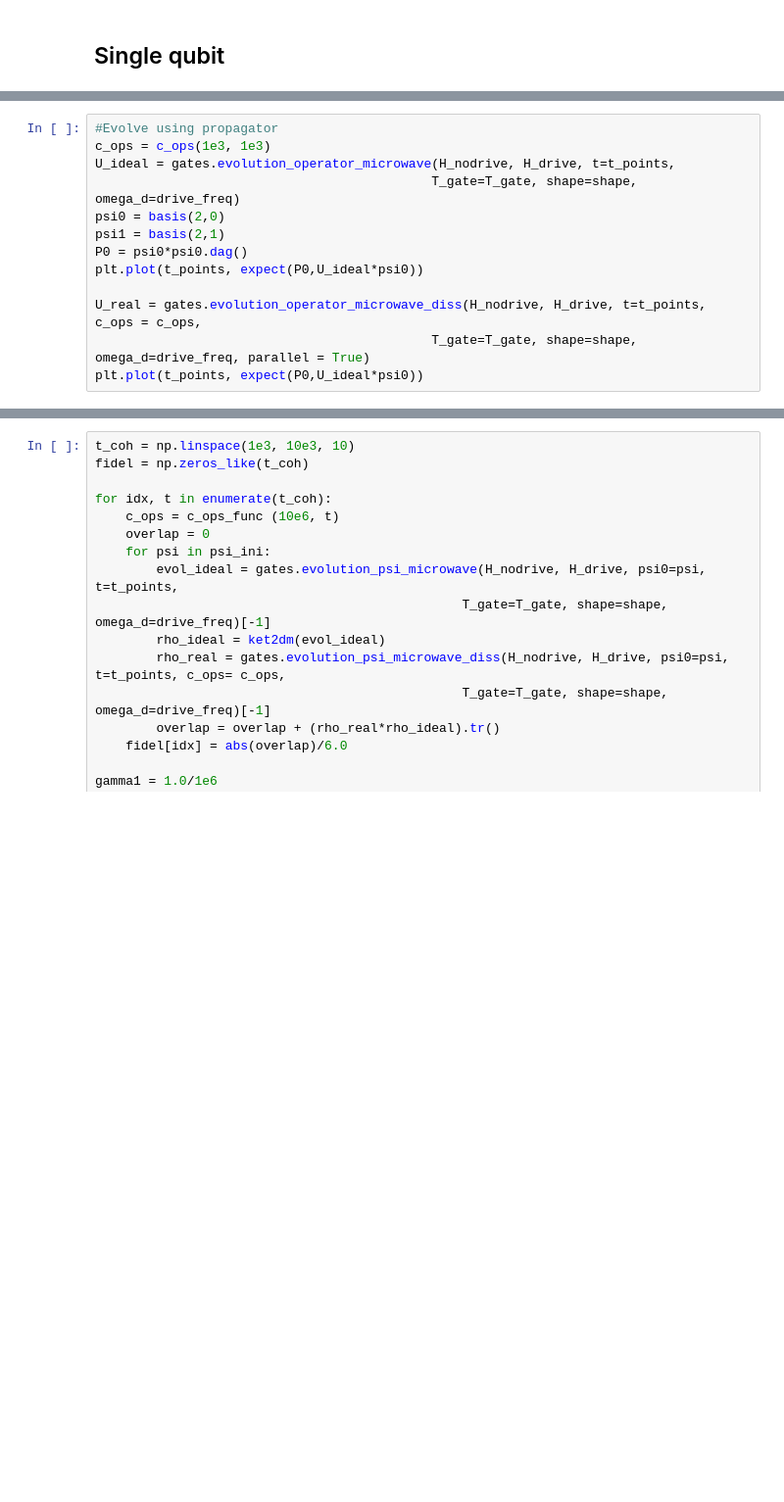
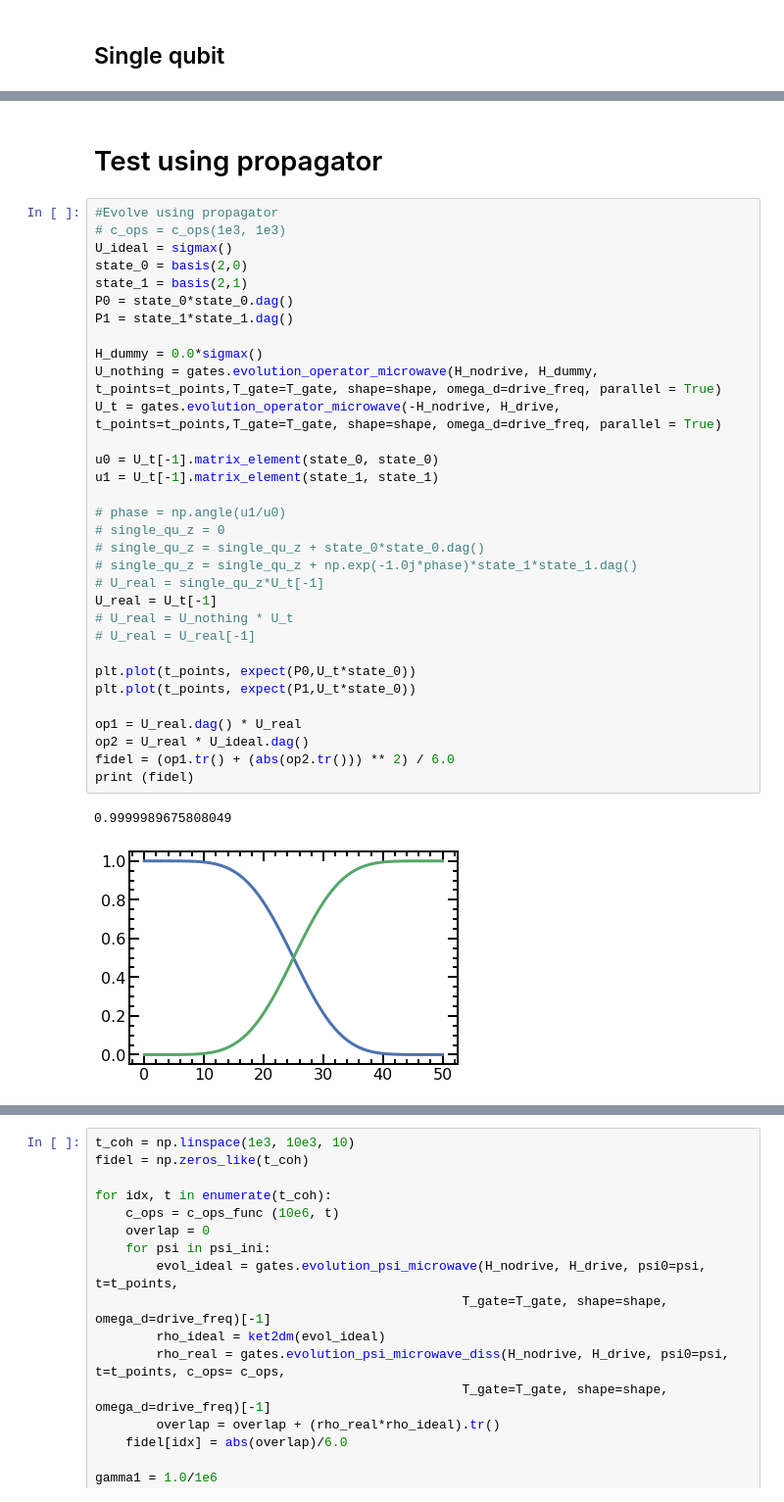
Before and after one commit to qnl/Fluxonium_berkeley, a Jupyter notebook: Notebooks/0a. Decoherence error.ipynb, the cells around one changed output, grey strips where cells are left out. Shown at 98% size. Cells and saved outputs as stored; diff of their text form; blank space fills up the shorter version.

```diff
--- a/Notebooks/0a. Decoherence error.ipynb
+++ b/Notebooks/0a. Decoherence error.ipynb
@@ -37,16 +41,40 @@ def c_ops_func(t1, t2):
     c1 = np.sqrt(gamma1)*(sigmam())
     c2 = np.sqrt(gamma_phi/2.0) *(sigmaz())
     return [c1, c2]
-# %%
-#Evolve using propagator
-c_ops = c_ops(1e3, 1e3)
-U_ideal = gates.evolution_operator_microwave(H_nodrive, H_drive, t=t_points,
-                                            T_gate=T_gate, shape=shape, omega_d=drive_freq)
-psi0 = basis(2,0)
-psi1 = basis(2,1)
-P0 = psi0*psi0.dag()
-plt.plot(t_points, expect(P0,U_ideal*psi0))
-
-U_real = gates.evolution_operator_microwave_diss(H_nodrive, H_drive, t=t_points, c_ops = c_ops,
-                                            T_gate=T_gate, shape=shape, omega_d=drive_freq, parallel = True)
-plt.plot(t_points, expect(P0,U_ideal*psi0))
+# %% [markdown]
+# Test using propagator
+# %%
+#Evolve using propagator
+# c_ops = c_ops(1e3, 1e3)
+U_ideal = sigmax()
+state_0 = basis(2,0)
+state_1 = basis(2,1)
+P0 = state_0*state_0.dag()
+P1 = state_1*state_1.dag()
+
+H_dummy = 0.0*sigmax()
+U_nothing = gates.evolution_operator_microwave(H_nodrive, H_dummy, t_points=t_points,T_gate=T_gate, shape=shape, omega_d=drive_freq, parallel = True)
+U_t = gates.evolution_operator_microwave(-H_nodrive, H_drive, t_points=t_points,T_gate=T_gate, shape=shape, omega_d=drive_freq, parallel = True)
+
+u0 = U_t[-1].matrix_element(state_0, state_0)
+u1 = U_t[-1].matrix_element(state_1, state_1)
+
+# phase = np.angle(u1/u0)
+# single_qu_z = 0
+# single_qu_z = single_qu_z + state_0*state_0.dag()
+# single_qu_z = single_qu_z + np.exp(-1.0j*phase)*state_1*state_1.dag()
+# U_real = single_qu_z*U_t[-1]
+U_real = U_t[-1]
+# U_real = U_nothing * U_t
+# U_real = U_real[-1]
+
+plt.plot(t_points, expect(P0,U_t*state_0))
+plt.plot(t_points, expect(P1,U_t*state_0))
+
+op1 = U_real.dag() * U_real
+op2 = U_real * U_ideal.dag()
+fidel = (op1.tr() + (abs(op2.tr())) ** 2) / 6.0
+print (fidel)
+# %% [output]
+0.9999989675808049
+[figure, added]
```
Also changed, not shown: parts of 14 cells of this notebook.
